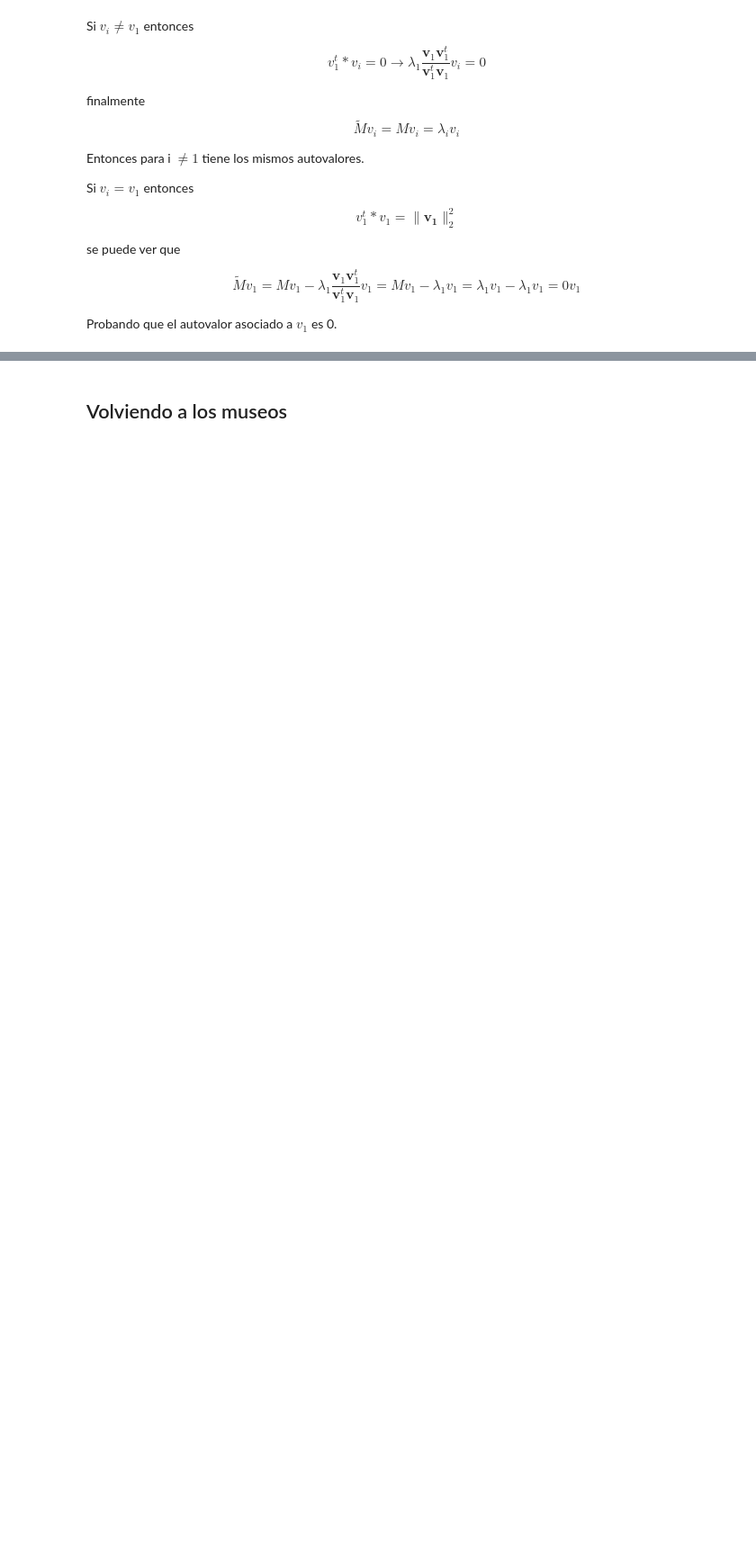
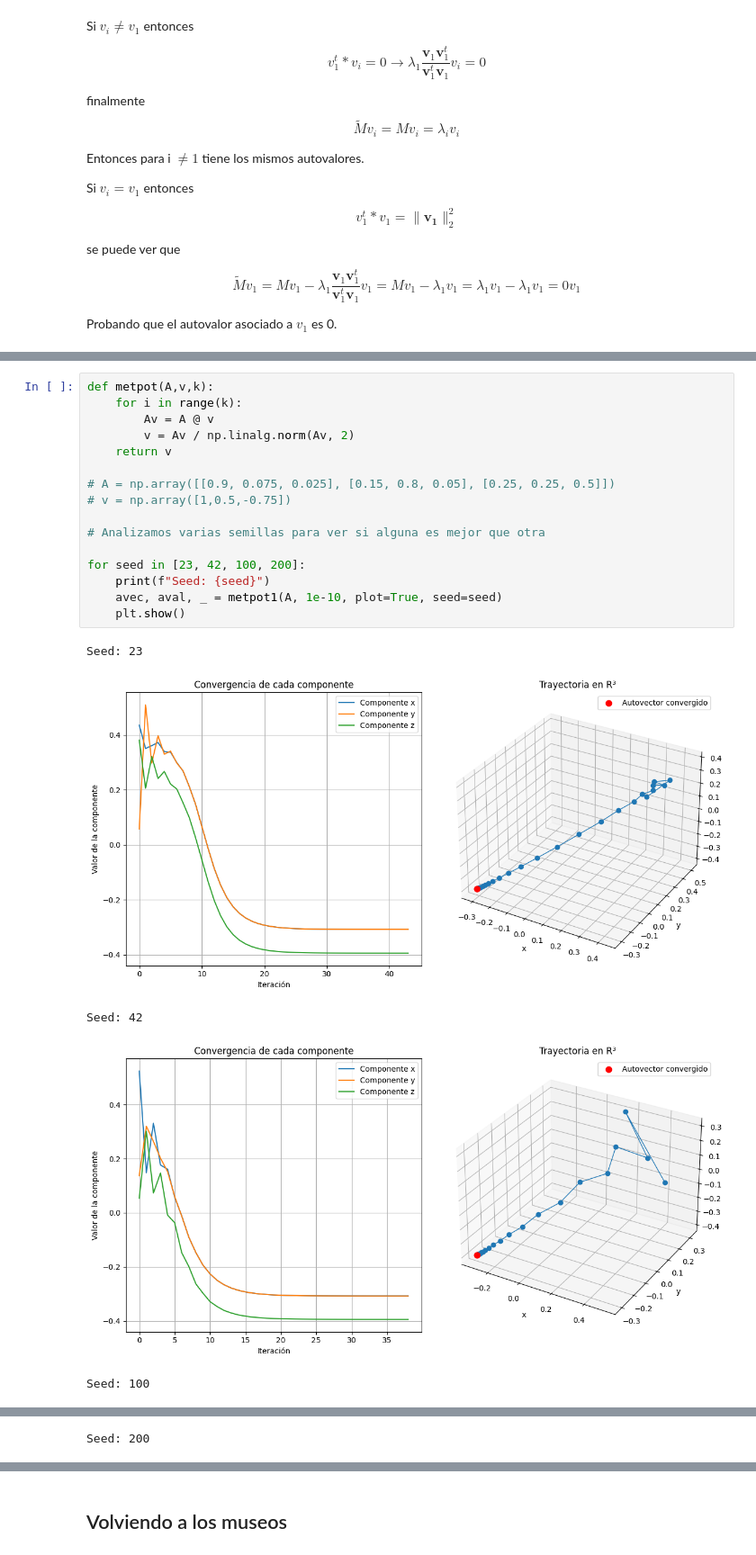
Before and after one commit to agusruss0/TP2-alc-2025-2C, a Jupyter notebook: tp2_notebook.ipynb, the cells around one changed output, grey strips where cells are left out. Shown at 90% size. Cells and saved outputs as stored; diff of their text form; blank space fills up the shorter version.

Commit message:
FIX: correciones varias

```diff
--- a/tp2_notebook.ipynb
+++ b/tp2_notebook.ipynb
@@ -446,0 +414,22 @@ False
+# %%
+def metpot(A,v,k):
+    for i in range(k):
+        Av = A @ v
+        v = Av / np.linalg.norm(Av, 2)
+    return v
+
+# A = np.array([[0.9, 0.075, 0.025], [0.15, 0.8, 0.05], [0.25, 0.25, 0.5]])
+# v = np.array([1,0.5,-0.75])
+
+# Analizamos varias semillas para ver si alguna es mejor que otra
+
+for seed in [23, 42, 100, 200]:
+    print(f"Seed: {seed}")
+    avec, aval, _ = metpot1(A, 1e-10, plot=True, seed=seed)
+    plt.show()
+# %% [output]
+Seed: 23
+[figure, added]
+Seed: 42
+[figure, added]
+Seed: 100
@@ -446,0 +437 @@ False
+Seed: 200
```
Also changed, not shown: parts of 45 cells of this notebook, 1 other file.
